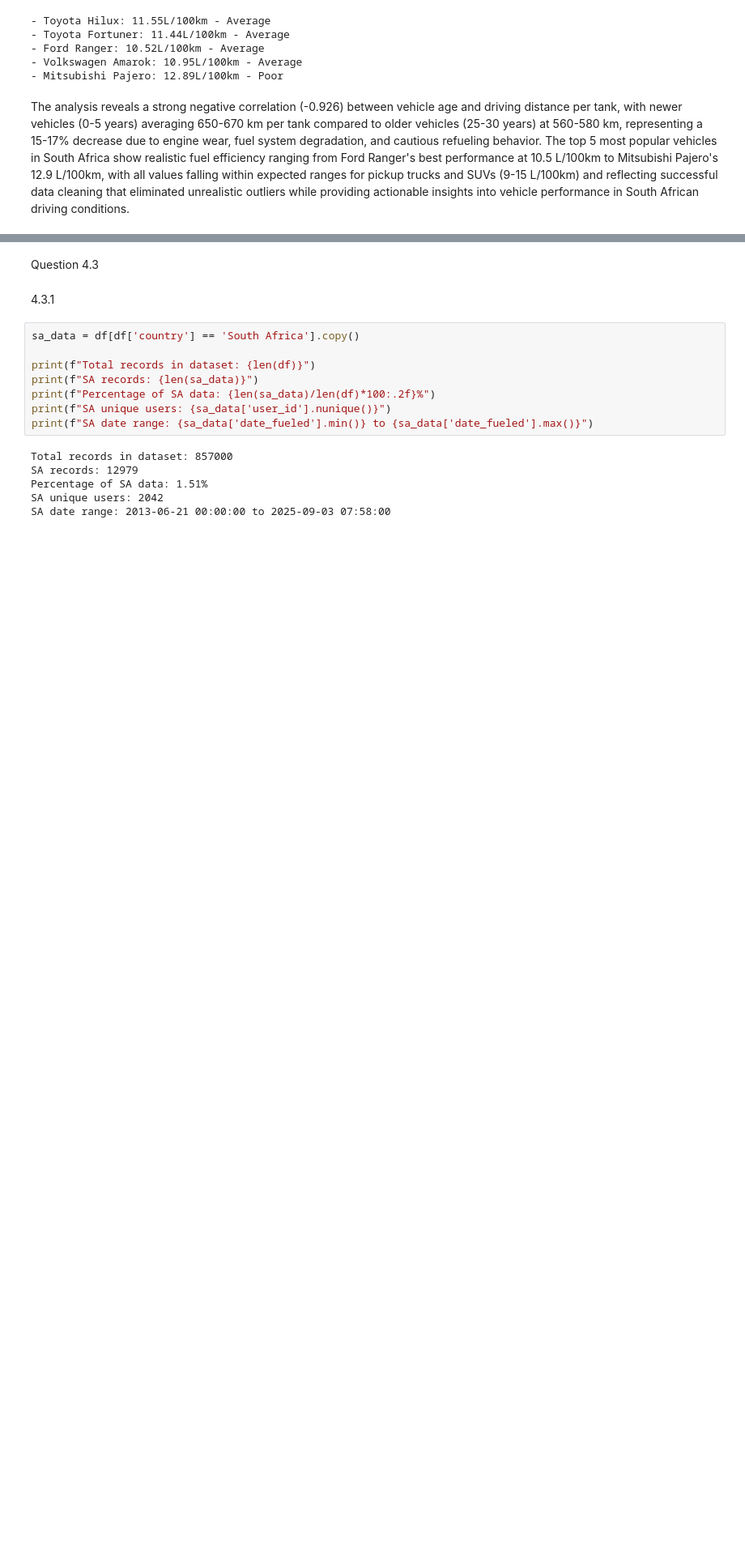
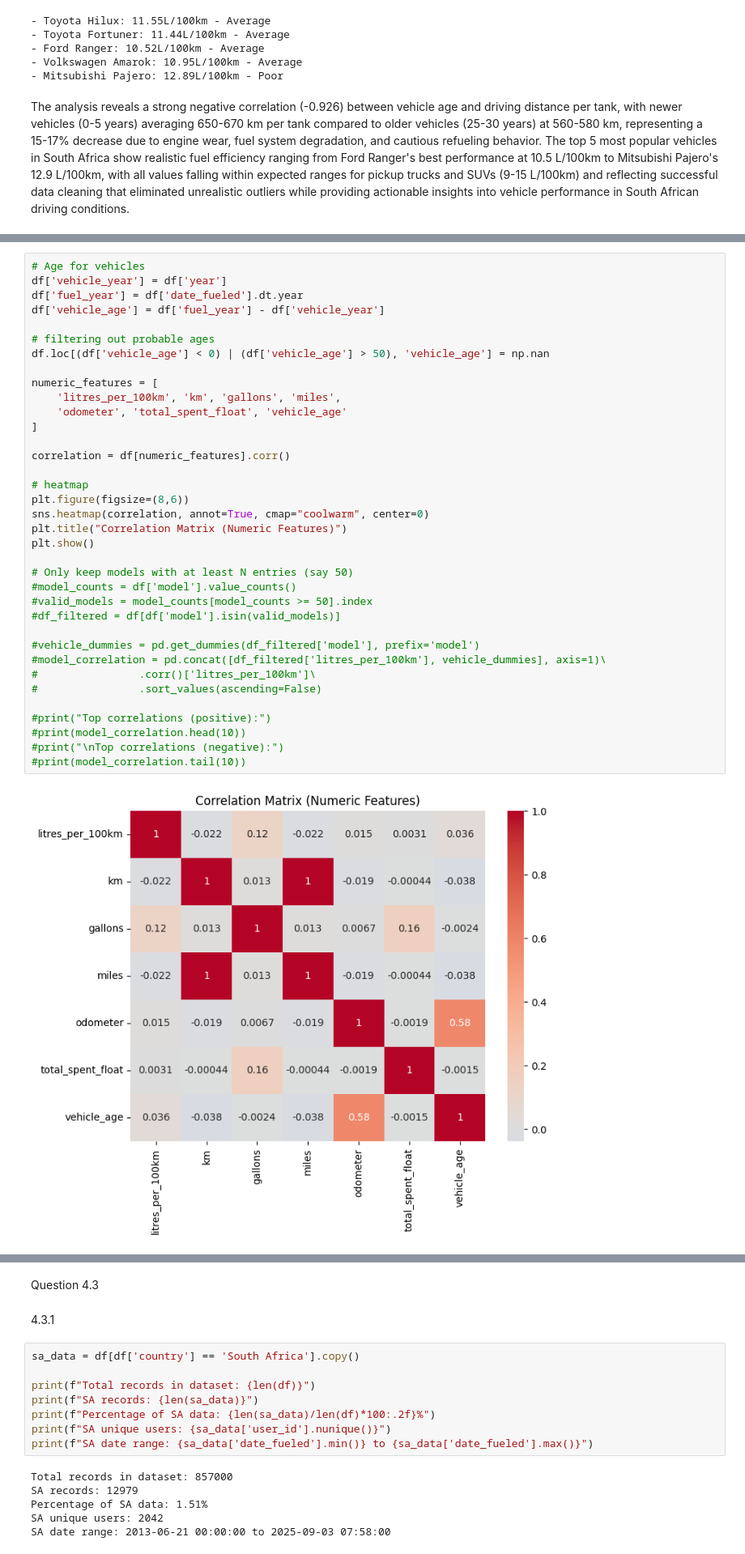
Before and after one commit to Ruaan1/DVE-Assignment, a Jupyter notebook: Notebook/Assignment1.ipynb, the cells around one changed output, grey strips where cells are left out. Shown at 81% size. Saved outputs shown, nothing was run; the diff lists cells and outputs as text; blank space fills up the shorter version.

```diff
--- a/Notebook/Assignment1.ipynb
+++ b/Notebook/Assignment1.ipynb
@@ -1117,0 +1249,38 @@ The analysis reveals a strong negative correlation (-0.926) between vehicle age
+# %%
+# Age for vehicles
+df['vehicle_year'] = df['year']
+df['fuel_year'] = df['date_fueled'].dt.year
+df['vehicle_age'] = df['fuel_year'] - df['vehicle_year']
+
+# filtering out probable ages
+df.loc[(df['vehicle_age'] < 0) | (df['vehicle_age'] > 50), 'vehicle_age'] = np.nan
+
+numeric_features = [
+    'litres_per_100km', 'km', 'gallons', 'miles',
+    'odometer', 'total_spent_float', 'vehicle_age'
+]
+
+correlation = df[numeric_features].corr()
+
+# heatmap
+plt.figure(figsize=(8,6))
+sns.heatmap(correlation, annot=True, cmap="coolwarm", center=0)
+plt.title("Correlation Matrix (Numeric Features)")
+plt.show()
+
+# Only keep models with at least N entries (say 50)
+#model_counts = df['model'].value_counts()
+#valid_models = model_counts[model_counts >= 50].index
+#df_filtered = df[df['model'].isin(valid_models)]
+
+#vehicle_dummies = pd.get_dummies(df_filtered['model'], prefix='model')
+#model_correlation = pd.concat([df_filtered['litres_per_100km'], vehicle_dummies], axis=1)\
+#                .corr()['litres_per_100km']\
+#                .sort_values(ascending=False)
+
+#print("Top correlations (positive):")
+#print(model_correlation.head(10))
+#print("\nTop correlations (negative):")
+#print(model_correlation.tail(10))
+# %% [output]
+[figure, added]
```
Also changed, not shown: parts of 18 cells of this notebook.
